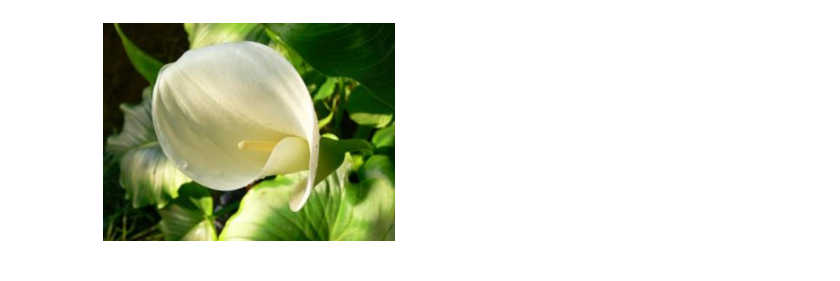
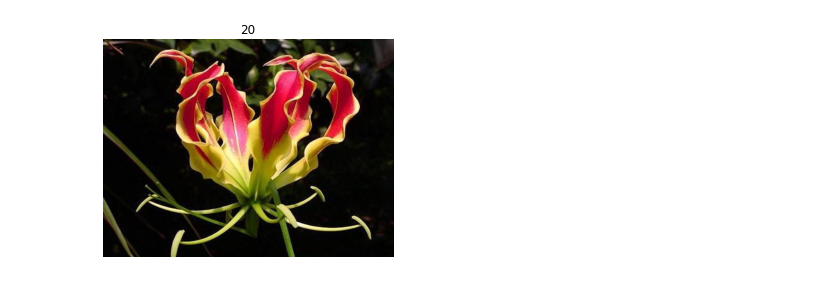
Before and after one commit to 1ucycrabtree/flowers-image-classification, a Jupyter notebook: flowers-classification-tool.ipynb, the cells around one changed output. Drawn from its saved outputs; the diff is of its cells as text; code cells hidden in the pictures.

Commit message:
split dataset into the different splits and transform images into tensors

```diff
--- a/flowers-classification-tool.ipynb
+++ b/flowers-classification-tool.ipynb
@@ -6,9 +6,23 @@ import scipy.io
 import matplotlib.pyplot as plt
 import pandas as pd
 # %%
-dataset = Flowers102(
+training_data = Flowers102(
     root='',
     split='train',
-    download=True,
-    transform=None
+    transform=ToTensor(),
+    download=True
 )
+
+testing_data = Flowers102(
+    root='',
+    split='test',
+    transform=ToTensor(),
+    download=True
+)
+
+evaluation_data = Flowers102(
+    root = '',
+    split='val',
+    transform = ToTensor(),
+    download=True
+)
@@ -19,7 +76,10 @@ dataset[200]
 # %%
-plt.imshow(dataset[200][0])
+img, label = training_data[160]
+np_img = img.permute(1,2,0).numpy()
+plt.imshow(np_img)
+plt.title(label)
 plt.axis('off')
 plt.show()
 # %% [output]
-[figure, old version]
+[figure, new version]
 # %%
```
Also changed, not shown: parts of 7 cells of this notebook.
